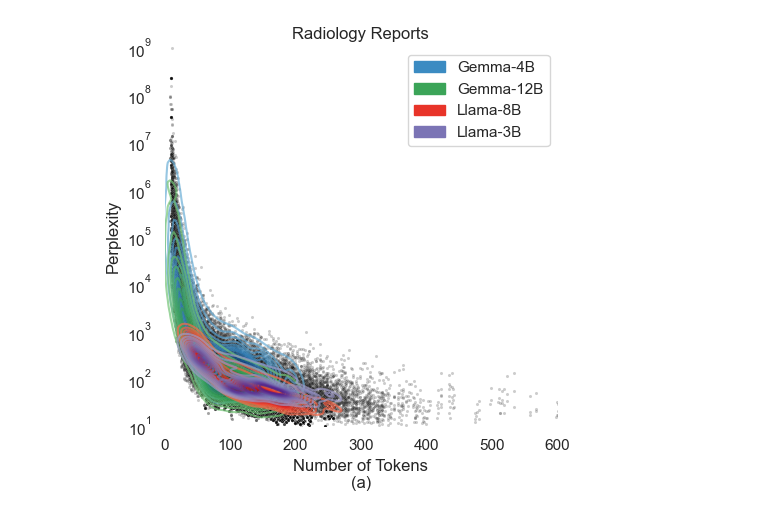
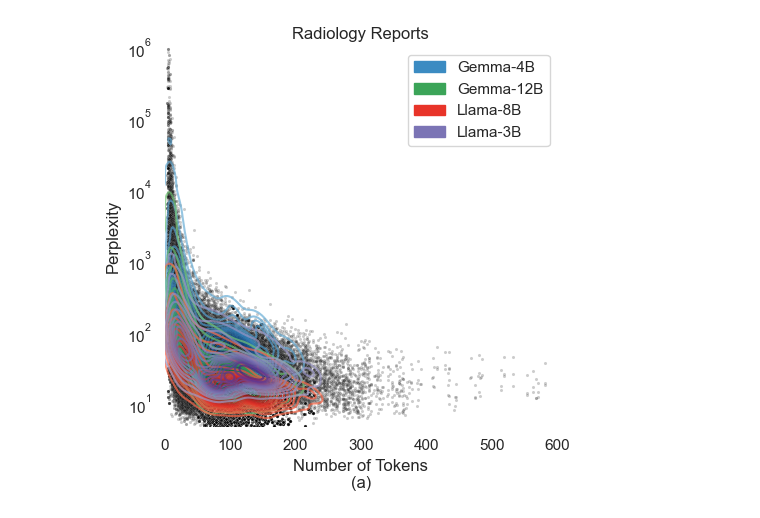
Before and after one commit to aliswh/mosaic, a Jupyter notebook: viz/perplexity.ipynb, the cells around one changed output. Drawn from its saved outputs; the diff is of its cells as text; code cells hidden in the pictures.

```diff
--- a/viz/perplexity.ipynb
+++ b/viz/perplexity.ipynb
@@ -359,34 +373,35 @@ sns.kdeplot(
     levels=15,        # more contour lines
 )
 
 sns.scatterplot(
     data=sns_data,
     x="len_input_ids",
     y="ppl",
     color="black",
     alpha=0.2,
     s=5,
-    ax=axes
+    ax=axes,
+    rasterized=True
 )
 
 axes.set_title("Radiology Reports")
 axes.set_ylabel("Perplexity")
 axes.set_xlabel("Number of Tokens\n(a)")
-axes.set_ylim(10**1, 10**9)
+axes.set_ylim(-5, 10**6)
 axes.set_xlim(0, 600)
 
 # Legend patches from same bright colormaps
 gemma4_patch = mpatches.Patch(color=custom_cmap("Blues")(0.3), label="Gemma-4B")
 gemma12_patch = mpatches.Patch(color=custom_cmap("Greens")(0.3), label="Gemma-12B")
 llama8_patch = mpatches.Patch(color=custom_cmap("Reds")(0.3), label="Llama-8B")
 llama3_patch = mpatches.Patch(color=custom_cmap("Purples")(0.3), label="Llama-3B")
 
 axes.legend(handles=[gemma4_patch, gemma12_patch, llama8_patch, llama3_patch], loc='upper right')
 
 plt.tight_layout()
 sns.despine(left=True, bottom=True)
 
-plt.savefig("/home/alice/work/mosaic/outputs/ppl_plots/perplexity_reports_models.pdf")
+plt.savefig("/home/alice/work/mosaic/outputs/ppl_plots/perplexity_reports_models.pdf", dpi=150, format='pdf')
 plt.show()
 # %% [output]
-[figure, old version]
+[figure, new version]
```
Also changed, not shown: parts of 11 cells of this notebook, 3 other files.
